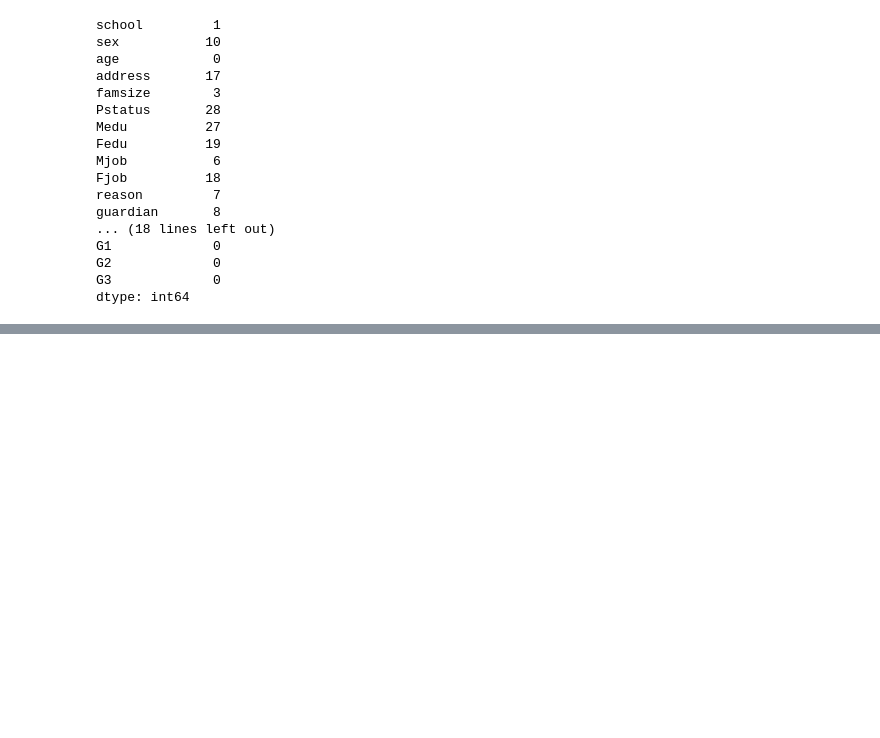
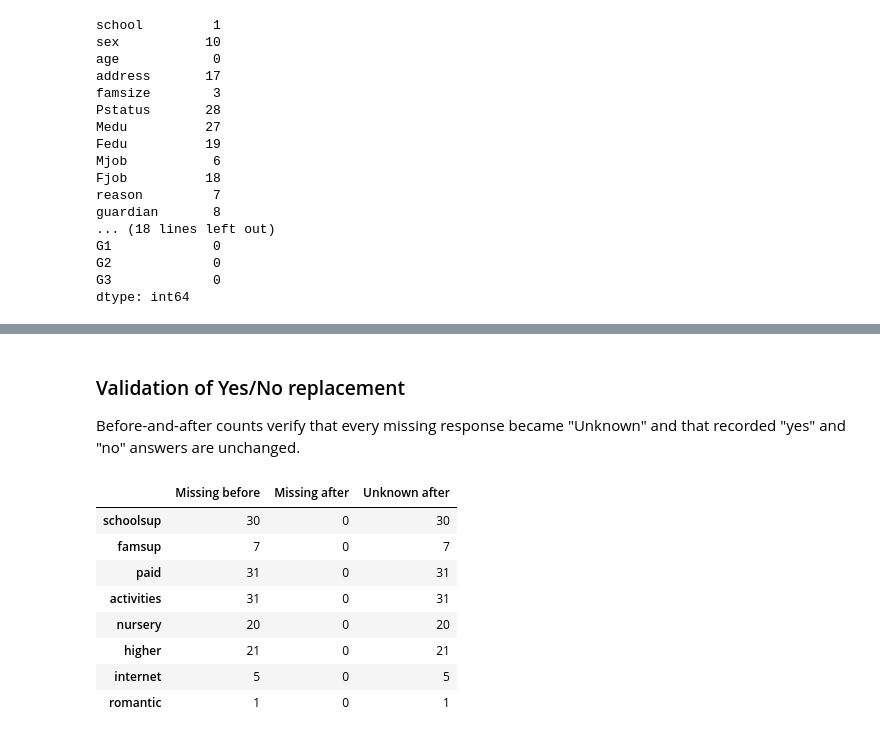
Before and after one commit to HenriqueReduto/Data-Mining-Project, a Jupyter notebook: notebooks/data_preprocessing.ipynb, the cells around one changed output, grey strips where cells are left out. Saved outputs shown, nothing was run; the diff lists cells and outputs as text; code cells hidden in the pictures; blank space fills up the shorter version.

Commit message:
Preprocessing: fix loading bug and treat missing values

```diff
--- a/notebooks/data_preprocessing.ipynb
+++ b/notebooks/data_preprocessing.ipynb
@@ -45,0 +51,4 @@ data.shape
+# %%
+student_data = data.drop(columns=['Unnamed: 0'])
+
+student_data.shape
@@ -134,0 +194,38 @@ dtype: int64
+# %%
+yes_no_columns = [
+    'schoolsup', 'famsup', 'paid', 'activities',
+    'nursery', 'higher', 'internet', 'romantic'
+]
+
+for column in yes_no_columns:
+    student_data_clean[column] = student_data_clean[column].fillna('Unknown')
+# %% [markdown]
+### Validation of Yes/No replacement
+
+Before-and-after counts verify that every missing response became
+"Unknown" and that recorded "yes" and "no" answers are unchanged.
+# %%
+yes_no_check = pd.DataFrame({
+    'Missing before': student_data[yes_no_columns].isna().sum(),
+    'Missing after': student_data_clean[yes_no_columns].isna().sum(),
+    'Unknown after': student_data_clean[yes_no_columns].eq('Unknown').sum()
+})
+
+assert student_data_clean[yes_no_columns].eq('yes').sum().equals(
+    student_data[yes_no_columns].eq('yes').sum()
+)
+assert student_data_clean[yes_no_columns].eq('no').sum().equals(
+    student_data[yes_no_columns].eq('no').sum()
+)
+
+yes_no_check
+# %% [output]
+|  | Missing before | Missing after | Unknown after |
+| schoolsup | 30 | 0 | 30 |
+| famsup | 7 | 0 | 7 |
+| paid | 31 | 0 | 31 |
+| activities | 31 | 0 | 31 |
+| nursery | 20 | 0 | 20 |
+| higher | 21 | 0 | 21 |
+| internet | 5 | 0 | 5 |
+| romantic | 1 | 0 | 1 |
```
Also changed, not shown: parts of 33 cells of this notebook, 2 other files.
